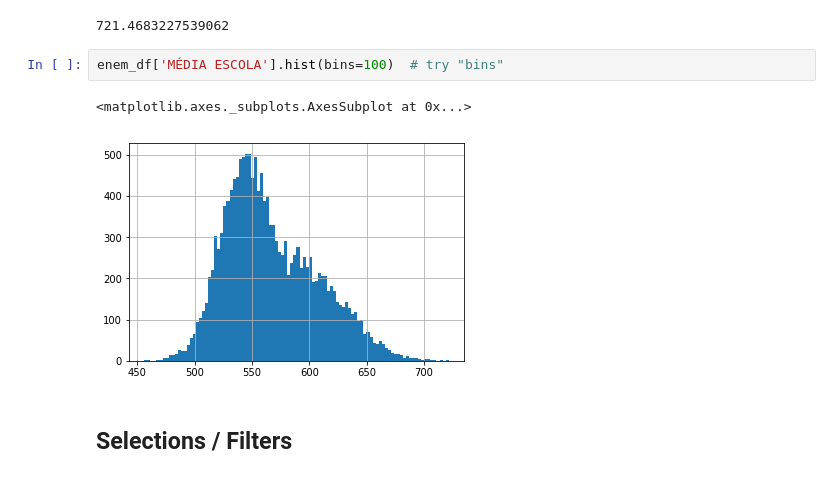
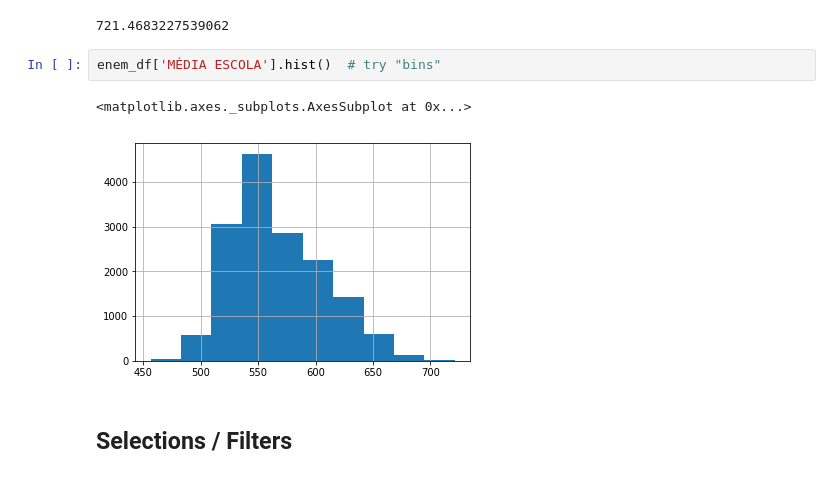
Before and after one commit to Finance-Hub/FinanceHubMaterials, a Jupyter notebook: Python Lectures/Section 04 - Pandas.ipynb, the cells around one changed output. Cells and saved outputs as stored; diff of their text form.

```diff
--- a/Python Lectures/Section 04 - Pandas.ipynb
+++ b/Python Lectures/Section 04 - Pandas.ipynb
@@ -184,10 +194,10 @@ my_query.loc['max','MÉDIA ESCOLA']
 # %% [output]
 721.4683227539062
 # %%
-enem_df['MÉDIA ESCOLA'].hist(bins=100)  # try "bins"
+enem_df['MÉDIA ESCOLA'].hist()  # try "bins"
 # %% [output]
 <matplotlib.axes._subplots.AxesSubplot at 0x...>
-[figure, old version]
+[figure, new version]
 # %% [markdown]
 ## Selections / Filters
 # %%
```
Also changed, not shown: parts of 92 cells of this notebook, 2 other files.
